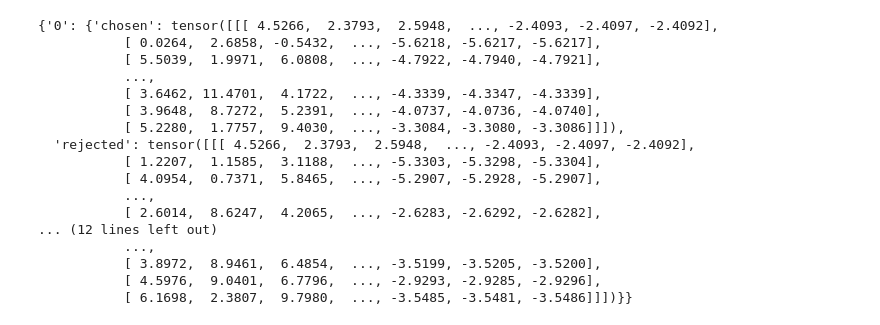
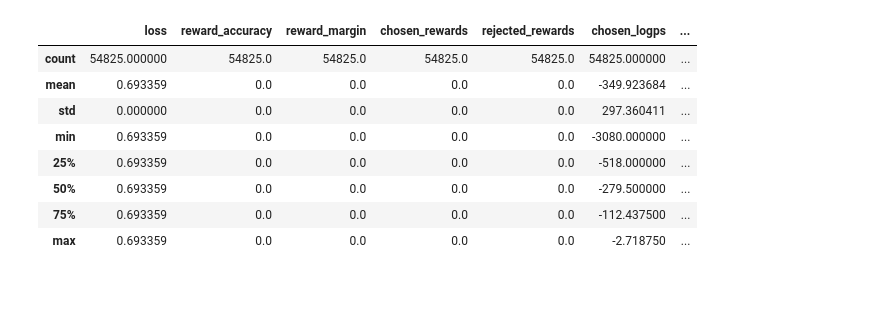
Before and after one commit to brianfitzgerald/smolmodels, a Jupyter notebook: notebooks/dpo_analysis.ipynb, the cells around one changed output. Cells and saved outputs as stored; diff of their text form; code cells hidden in the pictures; blank space fills up the shorter version.

```diff
--- a/notebooks/dpo_analysis.ipynb
+++ b/notebooks/dpo_analysis.ipynb
@@ -7,26 +1,17 @@ logprobs = load_file(os.path.expanduser('~/logprobs.safetensors'))
-# %%
-logprob_pairs = {}
-
-for k, v in logprobs.items():
-    idx, category = k.split('_')
-    logprob_pairs.setdefault(idx, {})[category] = v
-
-logprob_pairs
-# %% [output]
-{'0': {'chosen': tensor([[[ 4.5266,  2.3793,  2.5948,  ..., -2.4093, -2.4097, -2.4092],
-           [ 0.0264,  2.6858, -0.5432,  ..., -5.6218, -5.6217, -5.6217],
-           [ 5.5039,  1.9971,  6.0808,  ..., -4.7922, -4.7940, -4.7921],
-           ...,
-           [ 3.6462, 11.4701,  4.1722,  ..., -4.3339, -4.3347, -4.3339],
-           [ 3.9648,  8.7272,  5.2391,  ..., -4.0737, -4.0736, -4.0740],
-           [ 5.2280,  1.7757,  9.4030,  ..., -3.3084, -3.3080, -3.3086]]]),
-  'rejected': tensor([[[ 4.5266,  2.3793,  2.5948,  ..., -2.4093, -2.4097, -2.4092],
-           [ 1.2207,  1.1585,  3.1188,  ..., -5.3303, -5.3298, -5.3304],
-           [ 4.0954,  0.7371,  5.8465,  ..., -5.2907, -5.2928, -5.2907],
-           ...,
-           [ 2.6014,  8.6247,  4.2065,  ..., -2.6283, -2.6292, -2.6282],
-... (12 lines left out)
-           ...,
-           [ 3.8972,  8.9461,  6.4854,  ..., -3.5199, -3.5205, -3.5200],
-           [ 4.5976,  9.0401,  6.7796,  ..., -2.9293, -2.9285, -2.9296],
-           [ 6.1698,  2.3807,  9.7980,  ..., -3.5485, -3.5481, -3.5486]]])}}
+# %%
+import pandas as pd
+import matplotlib.pyplot as plt
+
+import os
+scores_df = pd.read_parquet(os.path.expanduser('~/smolmodels/data/scored_sorted_logprobs.parquet'))
+scores_df.describe()
+# %% [output]
+|  | loss | reward_accuracy | reward_margin | chosen_rewards | rejected_rewards | chosen_logps | ... |
+| count | 54825.000000 | 54825.0 | 54825.0 | 54825.0 | 54825.0 | 54825.000000 | ... |
+| mean | 0.693359 | 0.0 | 0.0 | 0.0 | 0.0 | -349.923684 | ... |
+| std | 0.000000 | 0.0 | 0.0 | 0.0 | 0.0 | 297.360411 | ... |
+| min | 0.693359 | 0.0 | 0.0 | 0.0 | 0.0 | -3080.000000 | ... |
+| 25% | 0.693359 | 0.0 | 0.0 | 0.0 | 0.0 | -518.000000 | ... |
+| 50% | 0.693359 | 0.0 | 0.0 | 0.0 | 0.0 | -279.500000 | ... |
+| 75% | 0.693359 | 0.0 | 0.0 | 0.0 | 0.0 | -112.437500 | ... |
+| max | 0.693359 | 0.0 | 0.0 | 0.0 | 0.0 | -2.718750 | ... |
```
Also changed, not shown: parts of 2 cells of this notebook, 3 other files.
